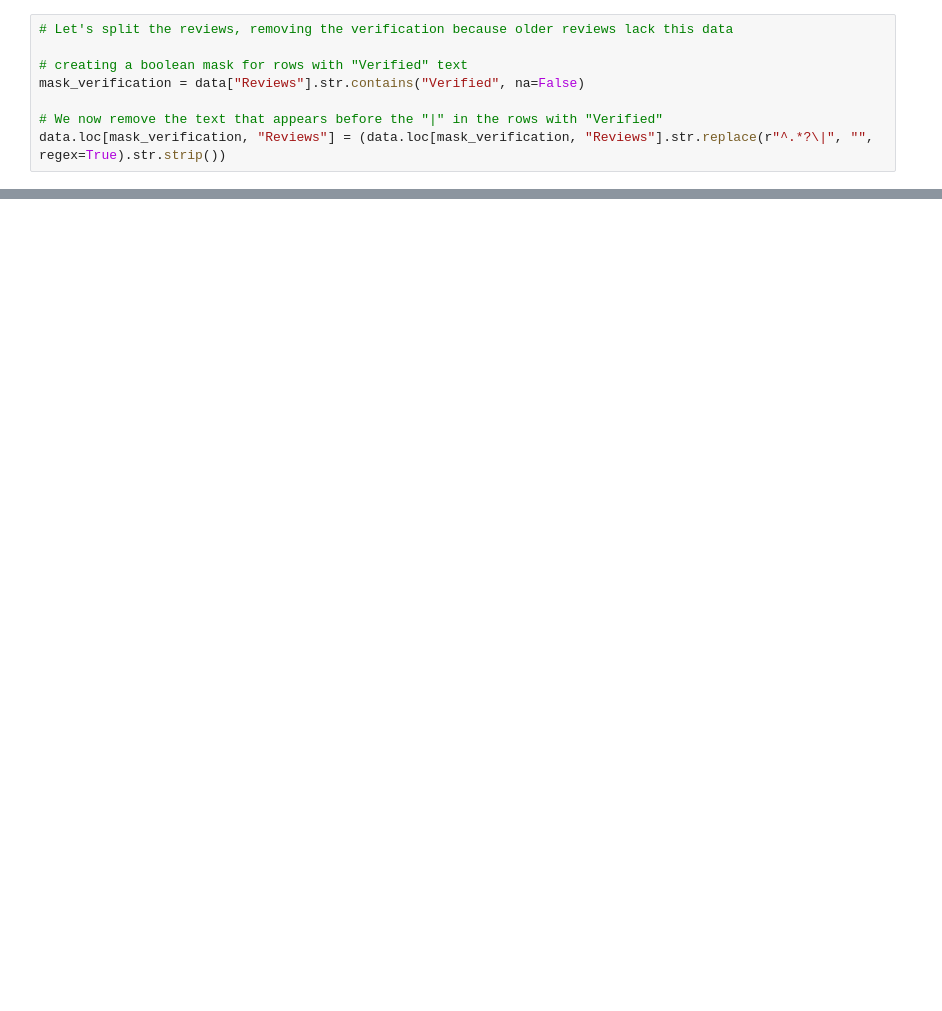
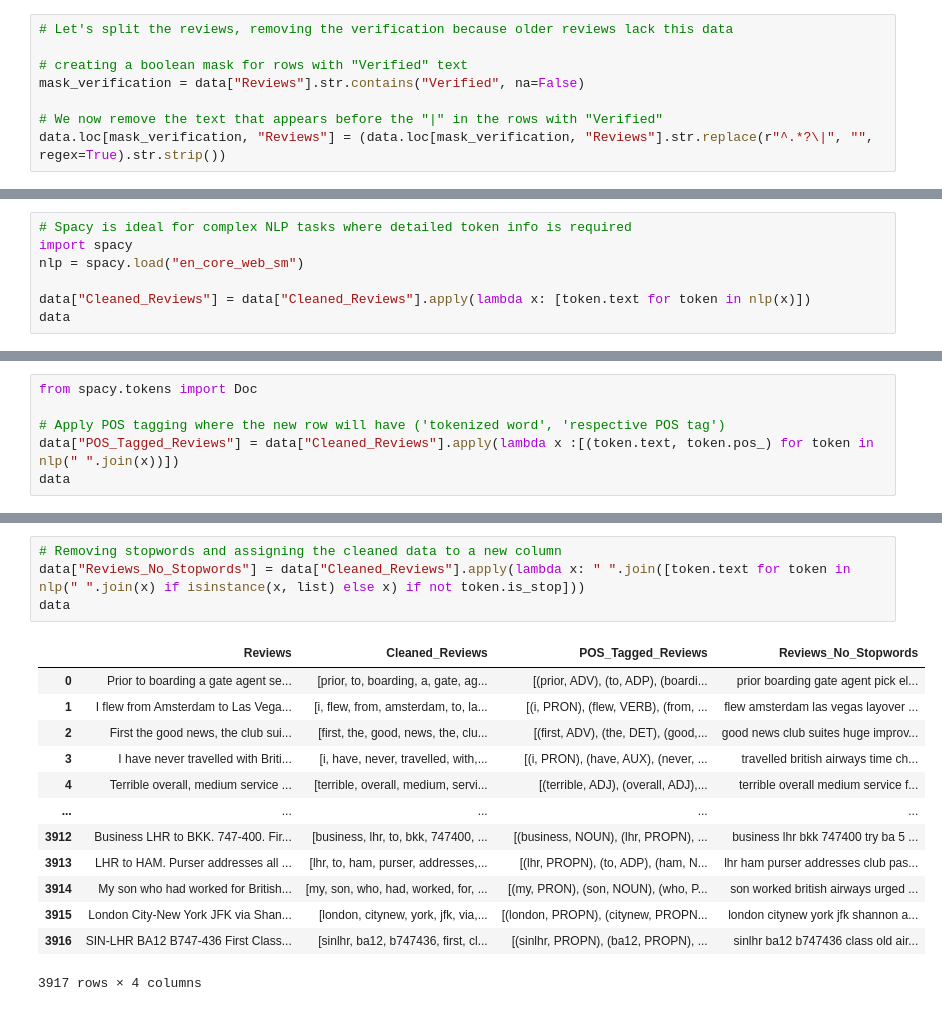
Before and after one commit to NathanaelMutua/British-Airways-Data-Science-Challenge, a Jupyter notebook: British Airways Analysis.ipynb, the cells around one changed output, grey strips where cells are left out. Cells and saved outputs as stored; diff of their text form; blank space fills up the shorter version.

```diff
--- a/British Airways Analysis.ipynb
+++ b/British Airways Analysis.ipynb
@@ -317,0 +314,7 @@ def clean_text(text): # Applies several NLP cleaning steps to text data
+# %%
+# Spacy is ideal for complex NLP tasks where detailed token info is required
+import spacy
+nlp = spacy.load("en_core_web_sm")
+
+data["Cleaned_Reviews"] = data["Cleaned_Reviews"].apply(lambda x: [token.text for token in nlp(x)])
+data
@@ -317,0 +364,6 @@ def clean_text(text): # Applies several NLP cleaning steps to text data
+# %%
+from spacy.tokens import Doc
+
+# Apply POS tagging where the new row will have ('tokenized word', 'respective POS tag')
+data["POS_Tagged_Reviews"] = data["Cleaned_Reviews"].apply(lambda x :[(token.text, token.pos_) for token in nlp(" ".join(x))])
+data
@@ -317,0 +390,18 @@ def clean_text(text): # Applies several NLP cleaning steps to text data
+# %%
+# Removing stopwords and assigning the cleaned data to a new column
+data["Reviews_No_Stopwords"] = data["Cleaned_Reviews"].apply(lambda x: " ".join([token.text for token in nlp(" ".join(x) if isinstance(x, list) else x) if not token.is_stop]))
+data
+# %% [output]
+|  | Reviews | Cleaned_Reviews | POS_Tagged_Reviews | Reviews_No_Stopwords |
+| 0 | Prior to boarding a gate agent se... | [prior, to, boarding, a, gate, ag... | [(prior, ADV), (to, ADP), (boardi... | prior boarding gate agent pick el... |
+| 1 | I flew from Amsterdam to Las Vega... | [i, flew, from, amsterdam, to, la... | [(i, PRON), (flew, VERB), (from, ... | flew amsterdam las vegas layover ... |
+| 2 | First the good news, the club sui... | [first, the, good, news, the, clu... | [(first, ADV), (the, DET), (good,... | good news club suites huge improv... |
+| 3 | I have never travelled with Briti... | [i, have, never, travelled, with,... | [(i, PRON), (have, AUX), (never, ... | travelled british airways time ch... |
+| 4 | Terrible overall, medium service ... | [terrible, overall, medium, servi... | [(terrible, ADJ), (overall, ADJ),... | terrible overall medium service f... |
+| ... | ... | ... | ... | ... |
+| 3912 | Business LHR to BKK. 747-400. Fir... | [business, lhr, to, bkk, 747400, ... | [(business, NOUN), (lhr, PROPN), ... | business lhr bkk 747400 try ba 5 ... |
+| 3913 | LHR to HAM. Purser addresses all ... | [lhr, to, ham, purser, addresses,... | [(lhr, PROPN), (to, ADP), (ham, N... | lhr ham purser addresses club pas... |
+| 3914 | My son who had worked for British... | [my, son, who, had, worked, for, ... | [(my, PRON), (son, NOUN), (who, P... | son worked british airways urged ... |
+| 3915 | London City-New York JFK via Shan... | [london, citynew, york, jfk, via,... | [(london, PROPN), (citynew, PROPN... | london citynew york jfk shannon a... |
+| 3916 | SIN-LHR BA12 B747-436 First Class... | [sinlhr, ba12, b747436, first, cl... | [(sinlhr, PROPN), (ba12, PROPN), ... | sinlhr ba12 b747436 class old air... |
+3917 rows × 4 columns
```
Also changed, not shown: parts of 27 cells of this notebook.
